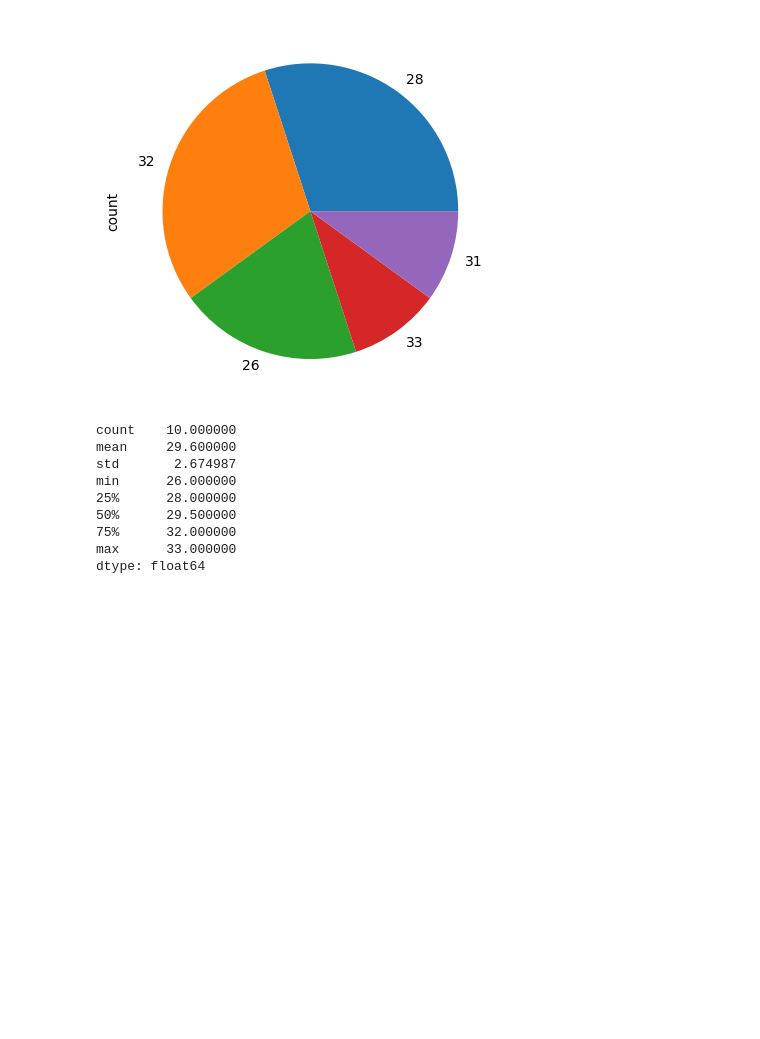
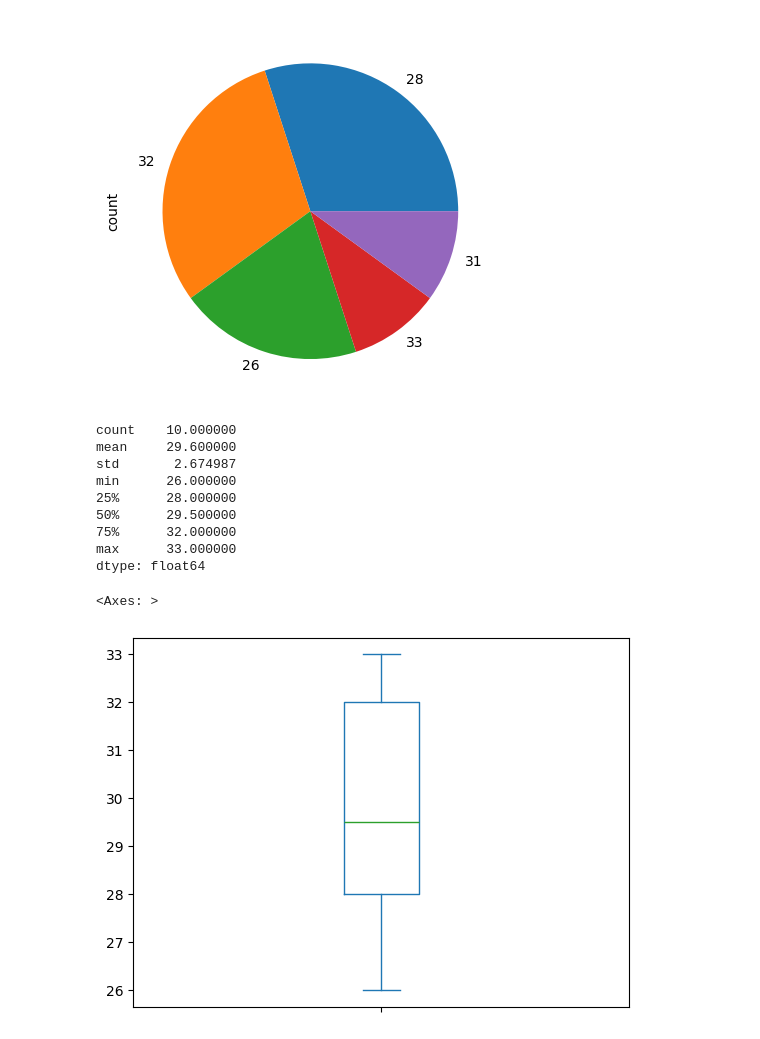
Before and after one commit to reuven/apple-2025-05May-29-visualization, a Jupyter notebook: 2025-05May-29-visualization.ipynb, the cells around one changed output. Saved outputs shown, nothing was run; the diff lists cells and outputs as text; code cells hidden in the pictures; blank space fills up the shorter version.

```diff
--- a/2025-05May-29-visualization.ipynb
+++ b/2025-05May-29-visualization.ipynb
@@ -394,3 +394,11 @@ min      26.000000
 75%      32.000000
 max      33.000000
 dtype: float64
+# %%
+# boxplot
+# box and whiskers plot
+
+high_temps.plot.box()
+# %% [output]
+<Axes: >
+[figure, added]
```
